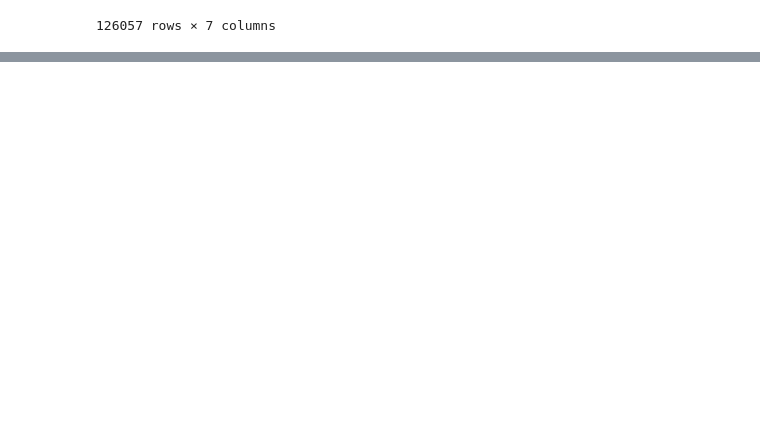
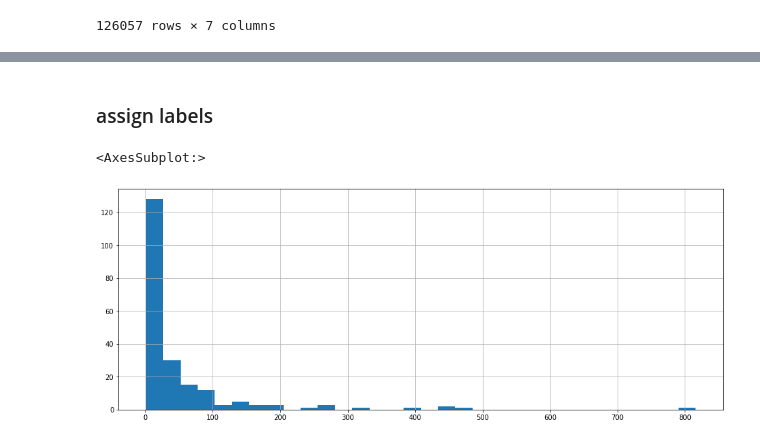
Before and after one commit to btlakey/bertron, a Jupyter notebook: notebooks/format_data.ipynb, the cells around one changed output, grey strips where cells are left out. Saved outputs shown, nothing was run; the diff lists cells and outputs as text; code cells hidden in the pictures; blank space fills up the shorter version.

Commit message:
updating data formatting

```diff
--- a/notebooks/format_data.ipynb
+++ b/notebooks/format_data.ipynb
@@ -128,0 +177,21 @@ display(df)
+# %%
+df = pd.read_parquet('../data/processed/emails.parquet')
+df = df.dropna()
+# %%
+def format_names(x):
+    return [y.split('@')[0] for y in x.strip().split(',')]
+
+df = df.assign(recip=df['To'].apply(format_names),
+               author=df['From'].apply(lambda x: x.strip().split('@')[0]))
+# wish this worked
+# df = df.assign(recip, author = map(lambda col: df[col].apply(format_names), ['To', 'From']))
+
+df = df.assign(recip_primary=df['recip'].apply(lambda x: x[0]))
+df[['subject', 'body']] = df[['Subject', 'Body']].apply(lambda col: col.str.strip())
+# %%
+X = df[['author', 'recip_primary', 'subject', 'body']].dropna()
+X = X.replace('', np.nan).dropna()
+
+# subset for pipeline evaluation purposes
+X = X.sample(frac=.1)
+X
@@ -128,0 +228,8 @@ display(df)
+# %% [markdown]
+### assign labels
+# %%
+# pd.options.display.max_rows, pd.options.display.min_rows = 64, 16
+X['author'].value_counts().hist(bins=32, figsize=(16,6))
+# %% [output]
+<AxesSubplot:>
+[figure, added]
```
Also changed, not shown: parts of 13 cells of this notebook, 4 other files.
